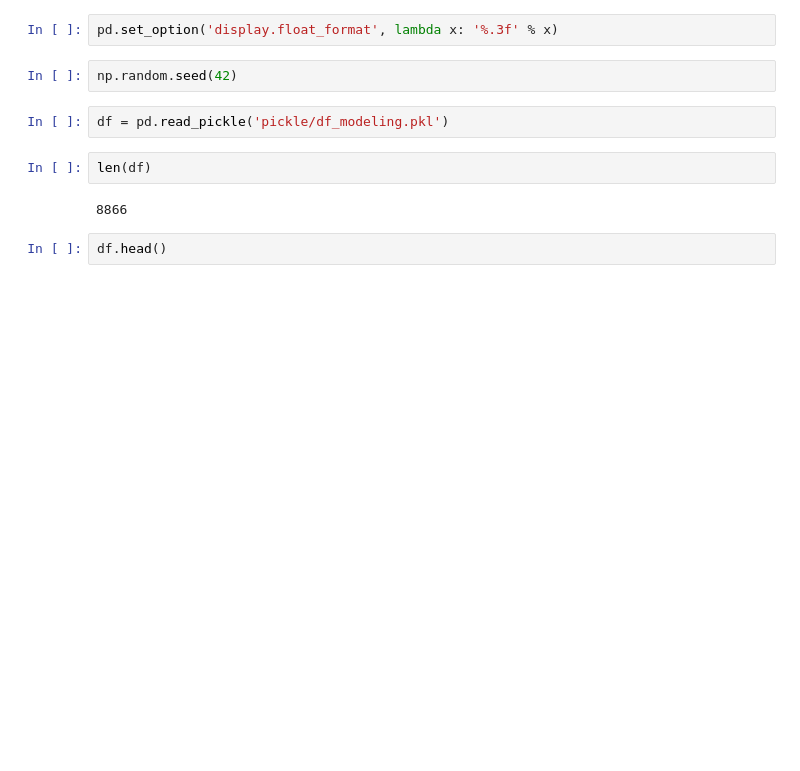
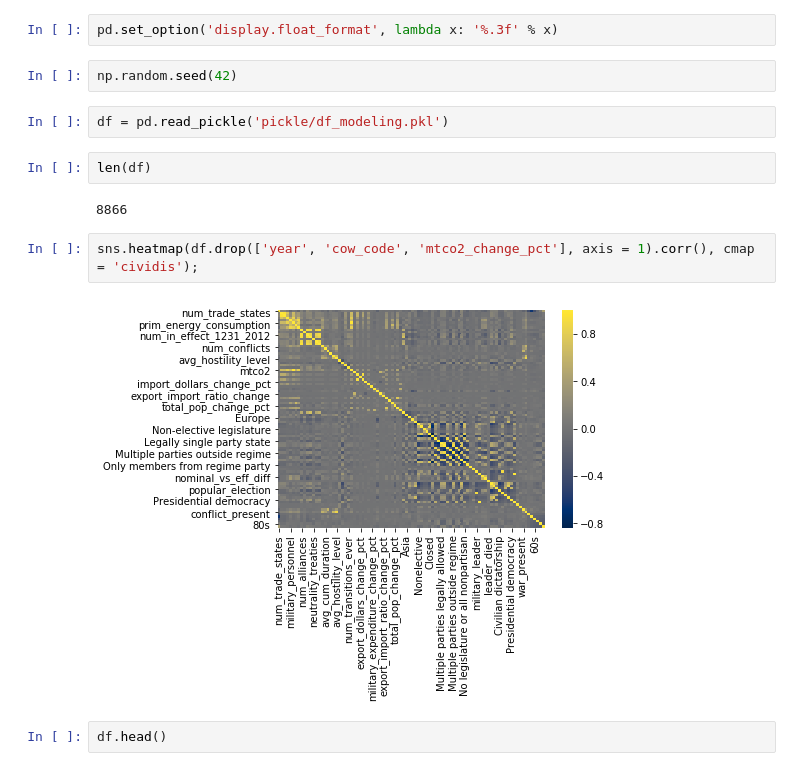
Before and after one commit to cyaris/international_armed_conflict, a Jupyter notebook: Classification – Conflict vs Peace Classification.ipynb, the cells around one changed output. Drawn from its saved outputs; the diff is of its cells as text; blank space fills up the shorter version.

```diff
--- a/Classification – Conflict vs Peace Classification.ipynb
+++ b/Classification – Conflict vs Peace Classification.ipynb
@@ -66,6 +66,10 @@ df = pd.read_pickle('pickle/df_modeling.pkl')
 len(df)
 # %% [output]
 8866
+# %%
+sns.heatmap(df.drop(['year', 'cow_code', 'mtco2_change_pct'], axis = 1).corr(), cmap = 'cividis');
+# %% [output]
+[figure, added]
 # %%
 df.head()
 # %% [output]
```
Also changed, not shown: parts of 40 cells of this notebook, 7 other files.
